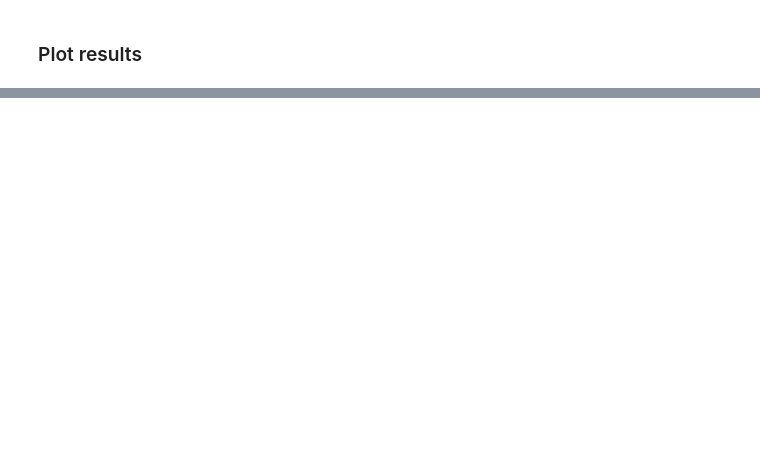
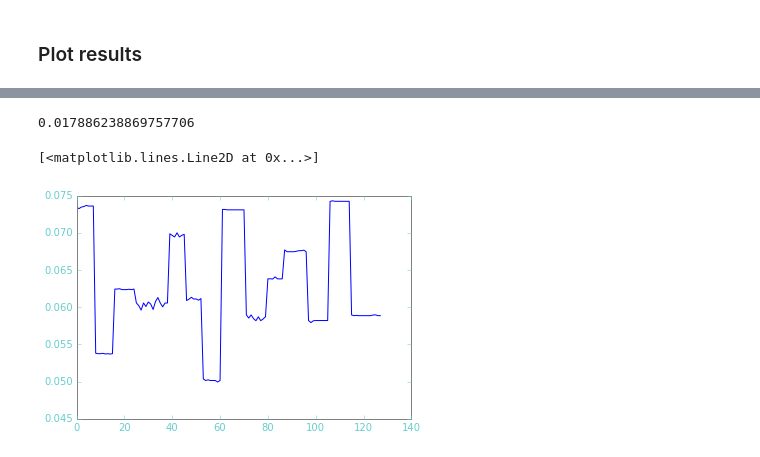
Before and after one commit to kikohs/recog, a Jupyter notebook: notebook/Rec sys.ipynb, the cells around one changed output, grey strips where cells are left out. Drawn from its saved outputs; the diff is of its cells as text; code cells hidden in the pictures; blank space fills up the shorter version.

```diff
--- a/notebook/Rec sys.ipynb
+++ b/notebook/Rec sys.ipynb
@@ -191,0 +225,44 @@ ax3.imshow(A.dot(B))
+# %%
+def keypoint_test(C, obs=0.05, row=15):
+    # TODO
+#     if not given rand
+    c_test = C[row, :]
+    to_pick = int(len(c_test) * obs)
+    mask = np.random.choice(range(len(c_test)), to_pick)
+    return zip(mask, c_test[mask])
+
+
+def recommend(A, B, keypoints):
+    """Keypoints: list of tuple (movie, rating)"""
+
+    rank = B.shape[0]
+    length = B.shape[1]
+
+    mask = np.zeros(length)
+    mask_idx = map(lambda x: x[0], keypoints)
+    mask[mask_idx] = 1.0
+    mask = np.diag(mask)
+
+    ratings = np.zeros(length)
+    ratings[mask_idx] = map(lambda x: x[1], keypoints)
+
+    z = B.dot(mask).dot(B.T) + 1e-3 * np.eye(rank)
+    q = B.dot(mask).dot(ratings)
+
+    # Results
+    x = np.linalg.solve(z, q)
+    return x.T.dot(B)
+
+
+row = 15
+c_test = keypoint_test(data['C'], row=row)
+c_reco = recommend(A, B, c_test)
+
+np.linalg.norm(data['C'][row, :] - c_reco)
+# %% [output]
+0.017886238869757706
+# %%
+plt.plot(c_reco)
+# %% [output]
+[<matplotlib.lines.Line2D at 0x...>]
+[figure, added]
```
Also changed, not shown: parts of 10 cells of this notebook, 4 other files.
